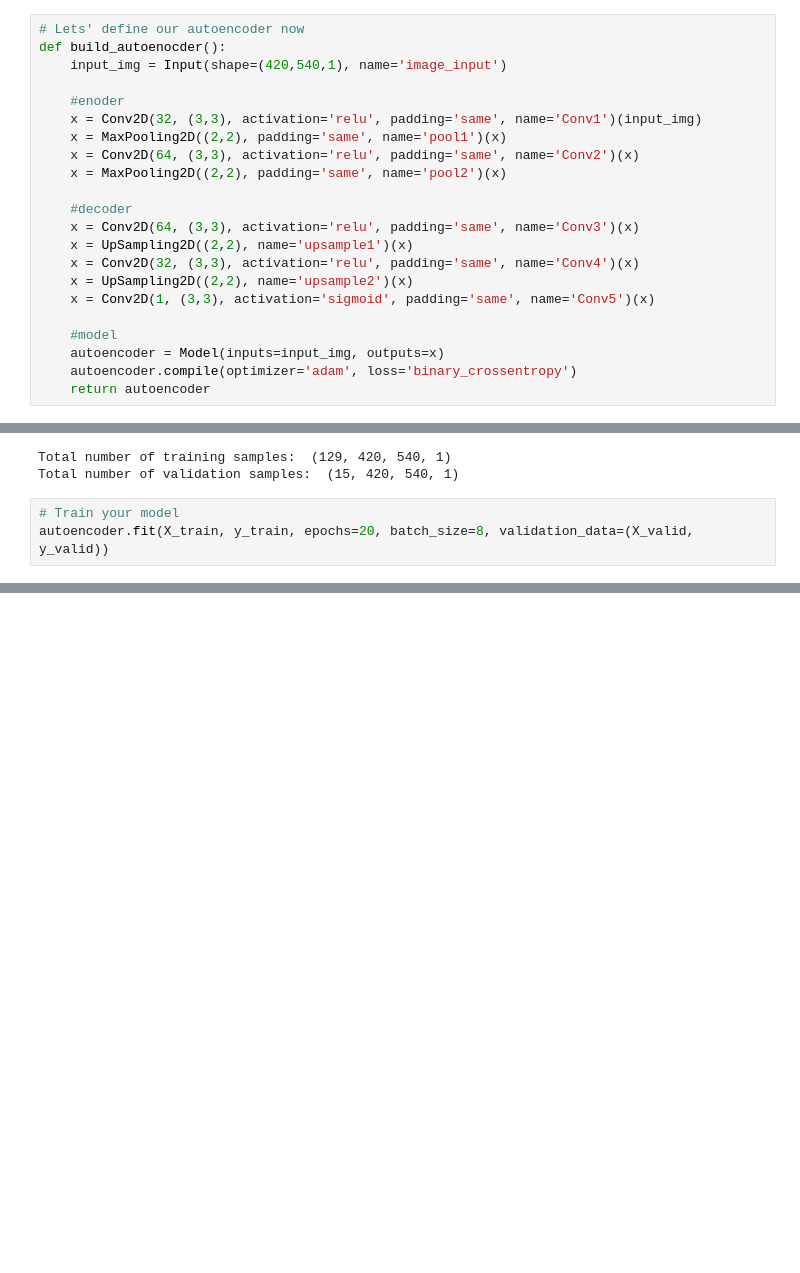
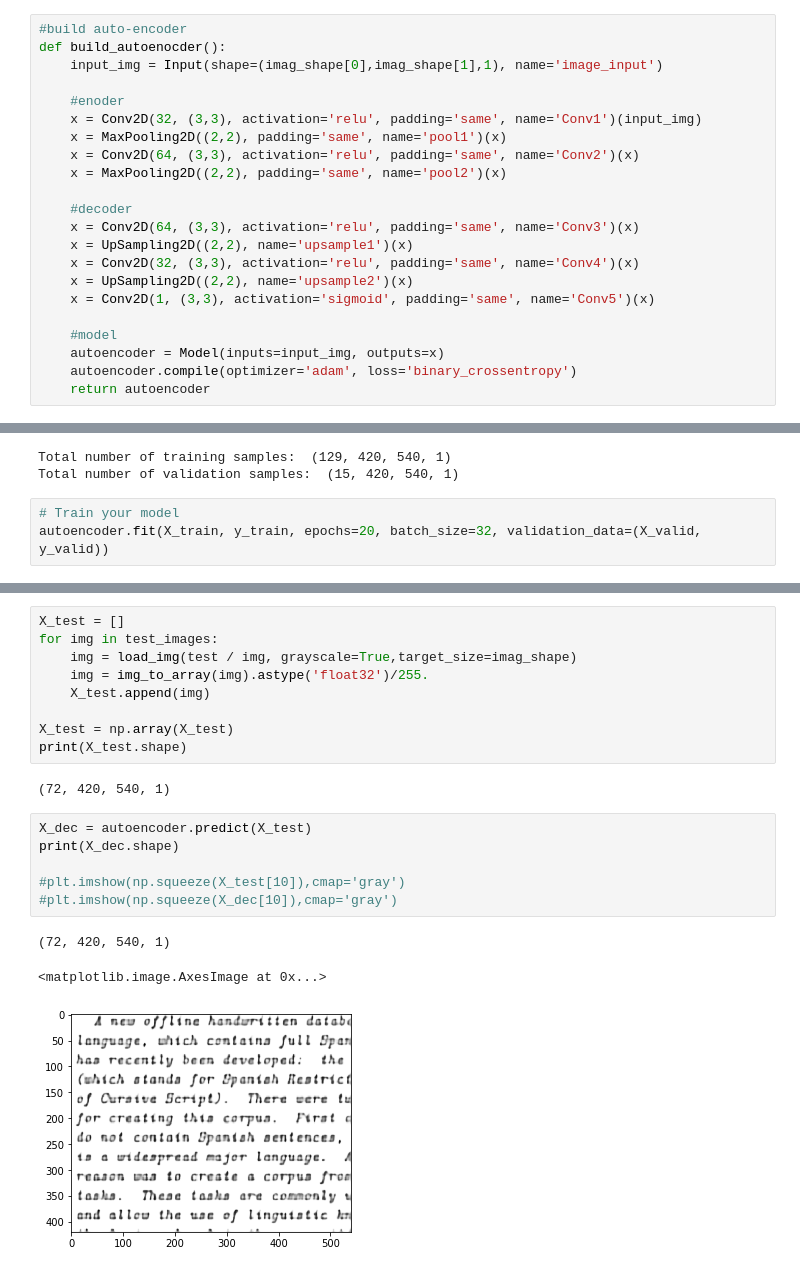
Before and after one commit to Bluesky0022/ML-project-DenoisingText, a Jupyter notebook: DenoiseAutoEncoder.ipynb, the cells around one changed output, grey strips where cells are left out. Cells and saved outputs as stored; diff of their text form; blank space fills up the shorter version.

```diff
--- a/DenoiseAutoEncoder.ipynb
+++ b/DenoiseAutoEncoder.ipynb
@@ -61,7 +56,7 @@ Total number of samples in the test set:  72
 # %%
-# Lets' define our autoencoder now
+#build auto-encoder
 def build_autoenocder():
-    input_img = Input(shape=(420,540,1), name='image_input')
+    input_img = Input(shape=(imag_shape[0],imag_shape[1],1), name='image_input')
 
     #enoder
     x = Conv2D(32, (3,3), activation='relu', padding='same', name='Conv1')(input_img)
@@ -136,6 +131,6 @@ Total number of training samples:  (129, 420, 540, 1)
 Total number of validation samples:  (15, 420, 540, 1)
 # %%
 # Train your model
-autoencoder.fit(X_train, y_train, epochs=20, batch_size=8, validation_data=(X_valid, y_valid))
+autoencoder.fit(X_train, y_train, epochs=20, batch_size=32, validation_data=(X_valid, y_valid))
 # %% [output]
 Train on 129 samples, validate on 15 samples
@@ -174,0 +156,21 @@ plt.show()
+# %%
+X_test = []
+for img in test_images:
+    img = load_img(test / img, grayscale=True,target_size=imag_shape)
+    img = img_to_array(img).astype('float32')/255.
+    X_test.append(img)
+
+X_test = np.array(X_test)
+print(X_test.shape)
+# %% [output]
+(72, 420, 540, 1)
+# %%
+X_dec = autoencoder.predict(X_test)
+print(X_dec.shape)
+
+#plt.imshow(np.squeeze(X_test[10]),cmap='gray')
+#plt.imshow(np.squeeze(X_dec[10]),cmap='gray')
+# %% [output]
+(72, 420, 540, 1)
+<matplotlib.image.AxesImage at 0x...>
+[figure, added]
```
Also changed, not shown: parts of 10 cells of this notebook.
